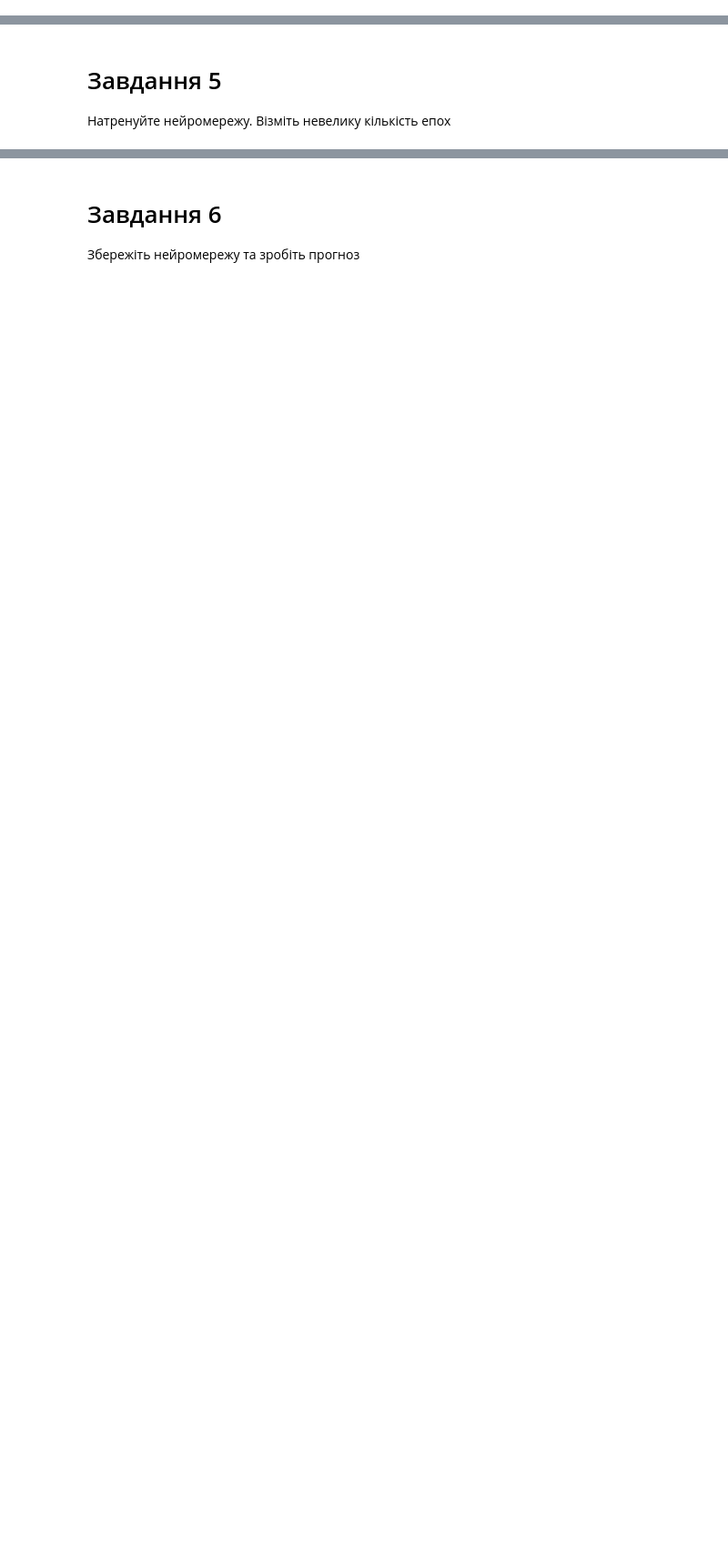
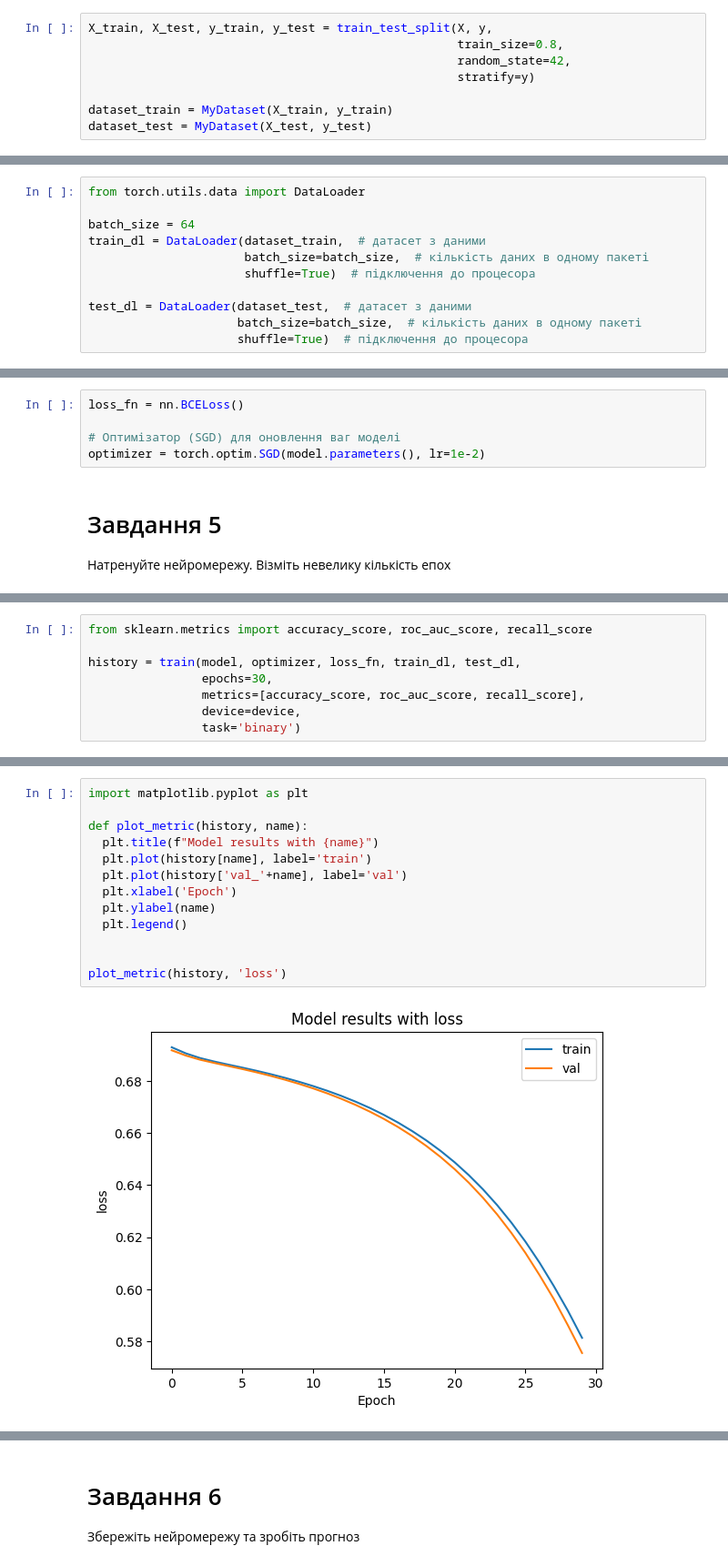
Before and after one commit to shaya-686/AI, a Jupyter notebook: ДЗ_13.ipynb, the cells around one changed output, grey strips where cells are left out. Shown at 91% size. Saved outputs shown, nothing was run; the diff lists cells and outputs as text; blank space fills up the shorter version.

```diff
--- a/ДЗ_13.ipynb
+++ b/ДЗ_13.ipynb
@@ -32,6 +62,25 @@ df.head()
+# %%
+X_train, X_test, y_train, y_test = train_test_split(X, y,
+                                                    train_size=0.8,
+                                                    random_state=42,
+                                                    stratify=y)
+
+dataset_train = MyDataset(X_train, y_train)
+dataset_test = MyDataset(X_test, y_test)
 # %% [markdown]
 # Завдання 2
 Створіть DataLoader
+# %%
+from torch.utils.data import DataLoader
+
+batch_size = 64
+train_dl = DataLoader(dataset_train,  # датасет з даними
+                      batch_size=batch_size,  # кількість даних в одному пакеті
+                      shuffle=True)  # підключення до процесора
+
+test_dl = DataLoader(dataset_test,  # датасет з даними
+                     batch_size=batch_size,  # кількість даних в одному пакеті
+                     shuffle=True)  # підключення до процесора
 # %% [markdown]
 # Завдання 3
 Створіть нейромережу
@@ -38,6 +150,11 @@ df.head()
 # %% [markdown]
 # Завдання 4
 Визначте функцію втрат та оптимізатор
+# %%
+loss_fn = nn.BCELoss()
+
+# Оптимізатор (SGD) для оновлення ваг моделі
+optimizer = torch.optim.SGD(model.parameters(), lr=1e-2)
 # %% [markdown]
 # Завдання 5
 Натренуйте нейромережу. Візміть невелику кількість епох
@@ -43,0 +304,8 @@ df.head()
+# %%
+from sklearn.metrics import accuracy_score, roc_auc_score, recall_score
+
+history = train(model, optimizer, loss_fn, train_dl, test_dl,
+                epochs=30,
+                metrics=[accuracy_score, roc_auc_score, recall_score],
+                device=device,
+                task='binary')
@@ -43,0 +330,15 @@ df.head()
+# %%
+import matplotlib.pyplot as plt
+
+def plot_metric(history, name):
+  plt.title(f"Model results with {name}")
+  plt.plot(history[name], label='train')
+  plt.plot(history['val_'+name], label='val')
+  plt.xlabel('Epoch')
+  plt.ylabel(name)
+  plt.legend()
+
+
+plot_metric(history, 'loss')
+# %% [output]
+[figure, added]
```
Also changed, not shown: parts of 10 cells of this notebook.
